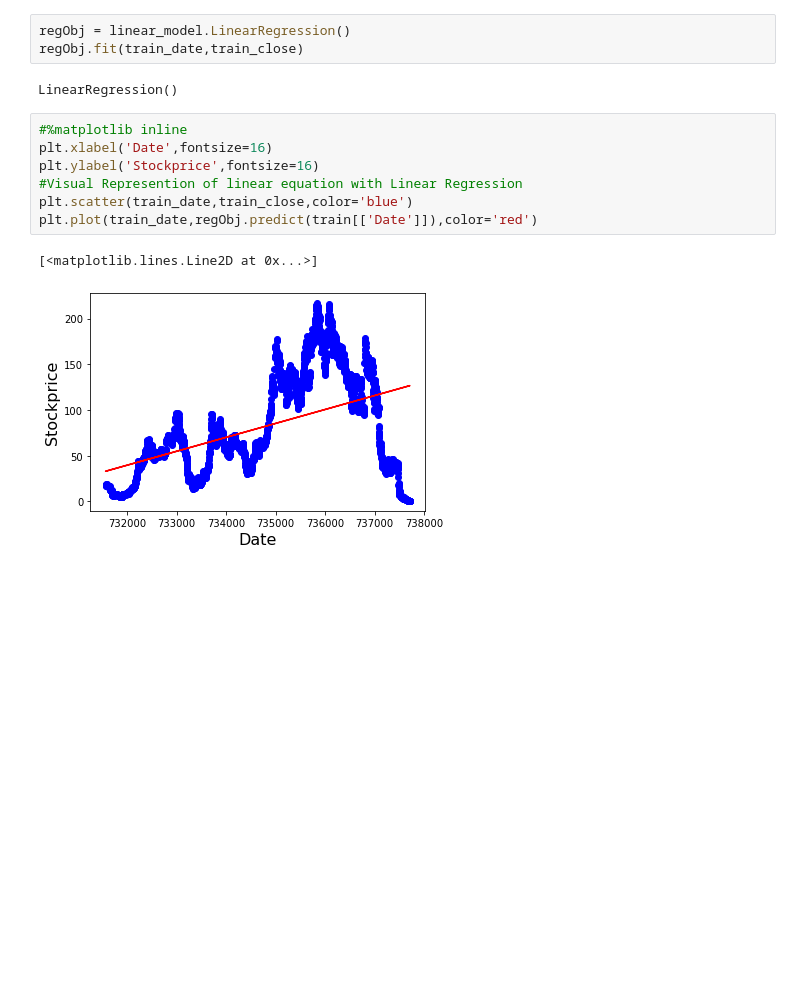
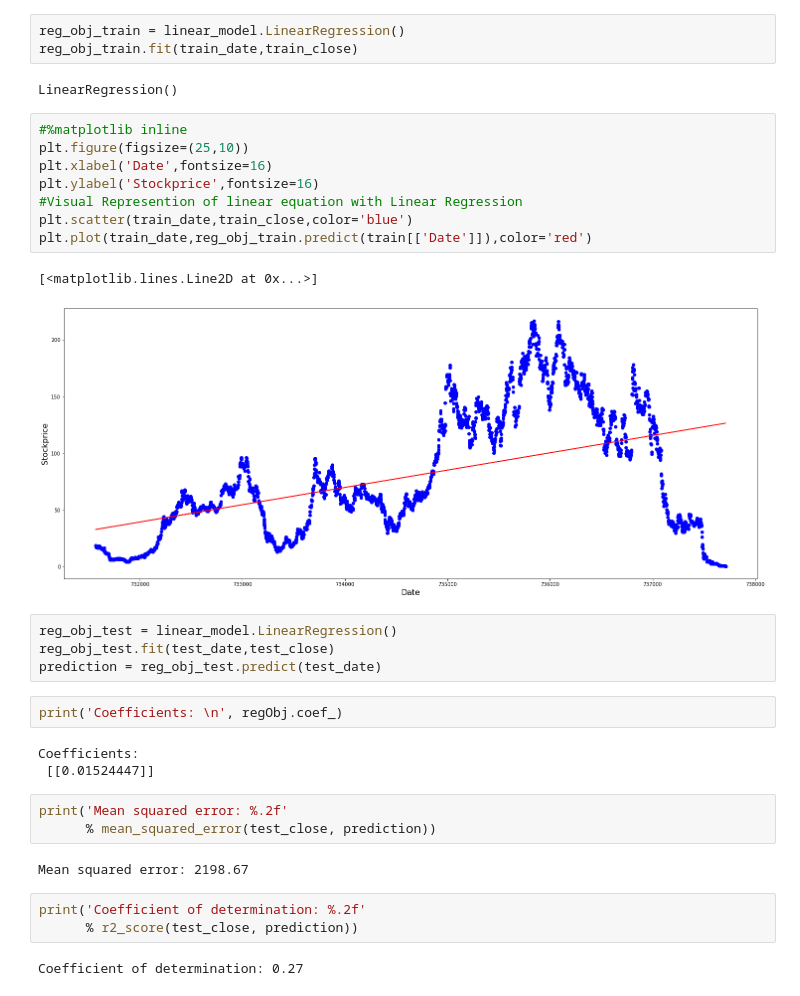
Before and after one commit to Sportspaul/DAVE3625, a Jupyter notebook: Assignment2/Assignment2.ipynb, the cells around one changed output. Drawn from its saved outputs; the diff is of its cells as text; blank space fills up the shorter version.

```diff
--- a/Assignment2/Assignment2.ipynb
+++ b/Assignment2/Assignment2.ipynb
@@ -35,17 +38,37 @@ train_date.head()
 | 3318 | 736353 |
 | 3194 | 736178 |
 # %%
-regObj = linear_model.LinearRegression()
-regObj.fit(train_date,train_close)
+reg_obj_train = linear_model.LinearRegression()
+reg_obj_train.fit(train_date,train_close)
 # %% [output]
 LinearRegression()
 # %%
 #%matplotlib inline
+plt.figure(figsize=(25,10))
 plt.xlabel('Date',fontsize=16)
 plt.ylabel('Stockprice',fontsize=16)
 #Visual Represention of linear equation with Linear Regression
 plt.scatter(train_date,train_close,color='blue')
-plt.plot(train_date,regObj.predict(train[['Date']]),color='red')
+plt.plot(train_date,reg_obj_train.predict(train[['Date']]),color='red')
 # %% [output]
 [<matplotlib.lines.Line2D at 0x...>]
-[figure, old version]
+[figure, new version]
+# %%
+reg_obj_test = linear_model.LinearRegression()
+reg_obj_test.fit(test_date,test_close)
+prediction = reg_obj_test.predict(test_date)
+# %%
+print('Coefficients: \n', regObj.coef_)
+# %% [output]
+Coefficients:
+ [[0.01524447]]
+# %%
+print('Mean squared error: %.2f'
+      % mean_squared_error(test_close, prediction))
+# %% [output]
+Mean squared error: 2198.67
+# %%
+print('Coefficient of determination: %.2f'
+      % r2_score(test_close, prediction))
+# %% [output]
+Coefficient of determination: 0.27
```
Also changed, not shown: parts of 9 cells of this notebook.
